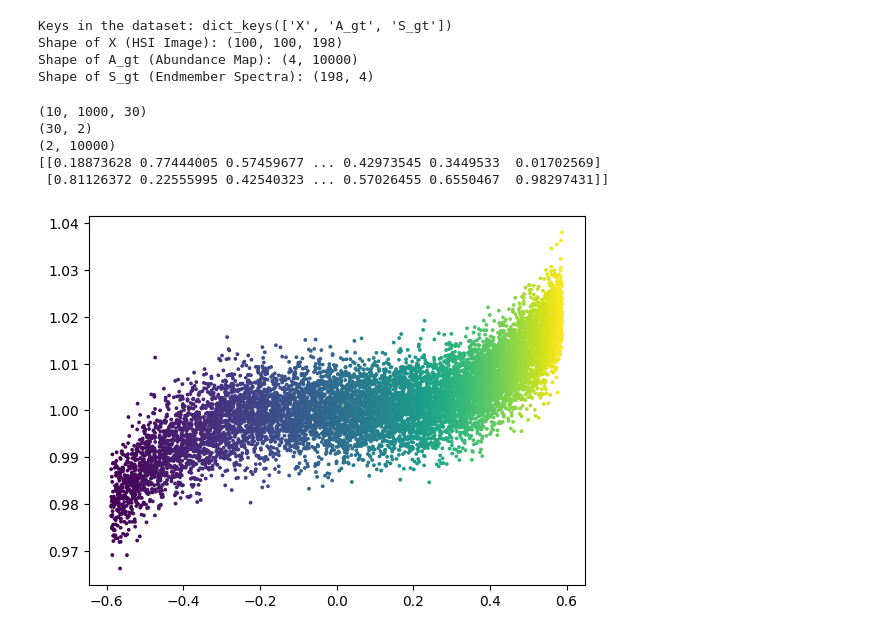
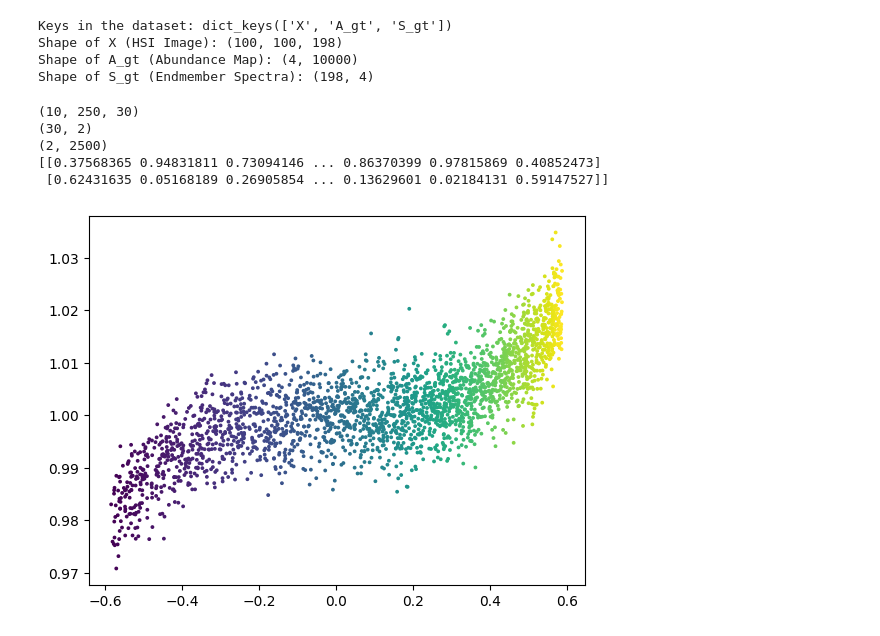
Before and after one commit to mtyler1059/Nearly-Blind-Hyperspectral-Unmixing, a Jupyter notebook: code_testing.ipynb, the cells around one changed output. Drawn from its saved outputs; the diff is of its cells as text; code cells hidden in the pictures.

```diff
--- a/code_testing.ipynb
+++ b/code_testing.ipynb
@@ -83,7 +74,8 @@ Shape of X (HSI Image): (100, 100, 198)
 Shape of A_gt (Abundance Map): (4, 10000)
 Shape of S_gt (Endmember Spectra): (198, 4)
 # %%
-num_points = 10000
+# Generate nonlinear synthetic data
+num_points = 2500 # Reduced from 10000
 h=10
 error_std = 0.005
 power = 3
@@ -106,38 +98,38 @@ Y_data_pure = 1/fl*np.power(X_data,power)+1
 y_true = 1/fl*np.power(x_true,power)+1
 Y_data = Y_data_pure + noise
 plt.scatter(X_data, Y_data, s= 3, c = colors)
 
 embedding_mat = np.abs(np.random.normal(loc = 12, scale = 0.5, size =(dims,2) ))+0.00001
 
 raw_data = embedding_mat @ [X_data, Y_data]
 
 
 
 end_members = embedding_mat@[x_true,y_true]
 
 
 label_mat = np.abs([colors, 1-colors])
 
 data_min = np.min(raw_data)
 data_max = np.max(raw_data)
 
 # Scale both the raw data and the ground truth spectra identically
 raw_data = (raw_data - data_min) / (data_max - data_min)
 end_members = (end_members - data_min) / (data_max - data_min)
 
 data_mat = raw_data.T.reshape(h,(int) (num_points/h), dims)
 
 print(data_mat.shape)
 print(end_members.shape)
 print(label_mat.shape)
 print(label_mat)
 # %% [output]
-(10, 1000, 30)
+(10, 250, 30)
 (30, 2)
-(2, 10000)
-[[0.18873628 0.77444005 0.57459677 ... 0.42973545 0.3449533  0.01702569]
- [0.81126372 0.22555995 0.42540323 ... 0.57026455 0.6550467  0.98297431]]
+(2, 2500)
+[[0.37568365 0.94831811 0.73094146 ... 0.86370399 0.97815869 0.40852473]
+ [0.62431635 0.05168189 0.26905854 ... 0.13629601 0.02184131 0.59147527]]
-[figure, old version]
+[figure, new version]
 # %%
 A_gt = label_mat
 S_gt = end_members
```
Also changed, not shown: parts of 5 cells of this notebook, 2 other files.
